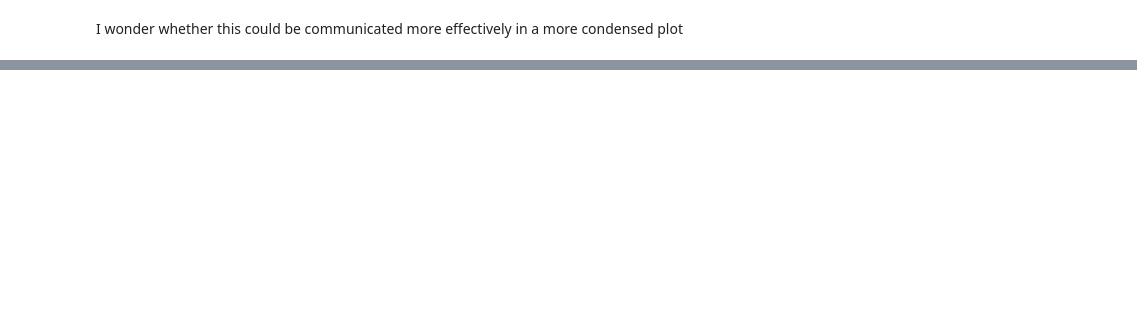
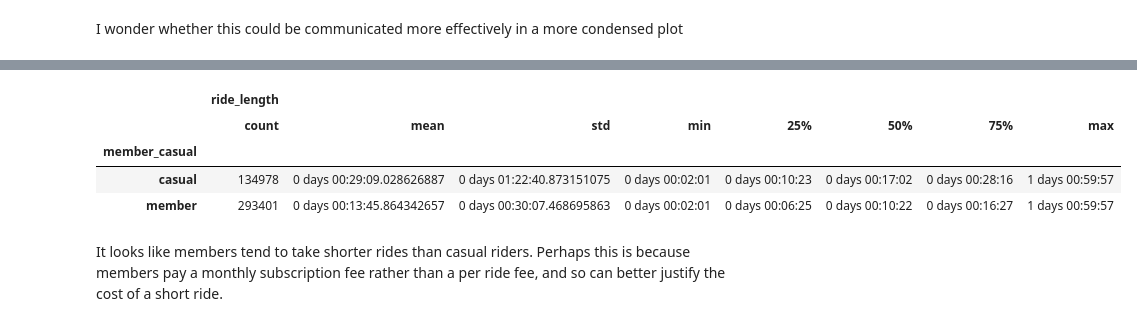
Before and after one commit to clarkaid/BlueBikesAnalysis, a Jupyter notebook: Analysis/eda.ipynb, the cells around one changed output, grey strips where cells are left out. Cells and saved outputs as stored; diff of their text form; code cells hidden in the pictures; blank space fills up the shorter version.

Commit message:
Working on looking at lengths of trips

```diff
--- a/Analysis/eda.ipynb
+++ b/Analysis/eda.ipynb
@@ -262,0 +265,22 @@ Notes on this plot: To fiddle with this more, I would add the Month info in a ca
+# %%
+#Trip Length Analysis
+
+#no_distance = blueBikes[blueBikes["start_station_id"] == blueBikes["end_station_id"]]
+#There are a bunch of rides that start and end in the same place and that last for a very short amount of time
+#Let's call those false starts-- and filter them out
+#Trips with same start+end and total ride time <= 5 minutes --> false starts
+#Longer trips with same start+end I guess could be "just going around the block," or using the bike for a whole circular loop
+
+def is_false_start(ride):
+    return ride["ride_length"] <= pd.Timedelta(2, unit = 'minute') or (ride["start_station_id"] == ride["end_station_id"] and ride["ride_length"] <= pd.Timedelta(5, unit = 'minute'))
+
+blueBikes_no_falsies = blueBikes.loc[~ blueBikes.apply(is_false_start, axis = 'columns')]
+
+leng = blueBikes_no_falsies[["ride_length", "member_casual"]]
+leng.set_index(pd.TimedeltaIndex(leng["ride_length"]), inplace = True)
+leng_by_minute = leng.resample("h").agg(num_rides = ("member_casual", "size"))
+
+#You know what's interesting-- the BlueBike's website says that they filter out "false starts"-- rides that are
+#just people like taking the bike out and putting it right back. But, in this dataset, I'm noticing rides with negative ride
+#lengths that are like ~-2 seconds. What are these due to?
+#It looks like there's just a handful of them. I'm going to filter them out.
@@ -262,0 +325,10 @@ Notes on this plot: To fiddle with this more, I would add the Month info in a ca
+# %%
+leng.groupby("member_casual").describe()
+# %% [output]
+|  | ride_length |  |  |  |  |  |  |  |
+|  | count | mean | std | min | 25% | 50% | 75% | max |
+| member_casual |  |  |  |  |  |  |  |  |
+| casual | 134978 | 0 days 00:29:09.028626887 | 0 days 01:22:40.873151075 | 0 days 00:02:01 | 0 days 00:10:23 | 0 days 00:17:02 | 0 days 00:28:16 | 1 days 00:59:57 |
+| member | 293401 | 0 days 00:13:45.864342657 | 0 days 00:30:07.468695863 | 0 days 00:02:01 | 0 days 00:06:25 | 0 days 00:10:22 | 0 days 00:16:27 | 1 days 00:59:57 |
+# %% [markdown]
+It looks like members tend to take shorter rides than casual riders. Perhaps this is because members pay a monthly subscription fee rather than a per ride fee, and so can better justify the cost of a short ride.
```
Also changed, not shown: parts of 9 cells of this notebook.
